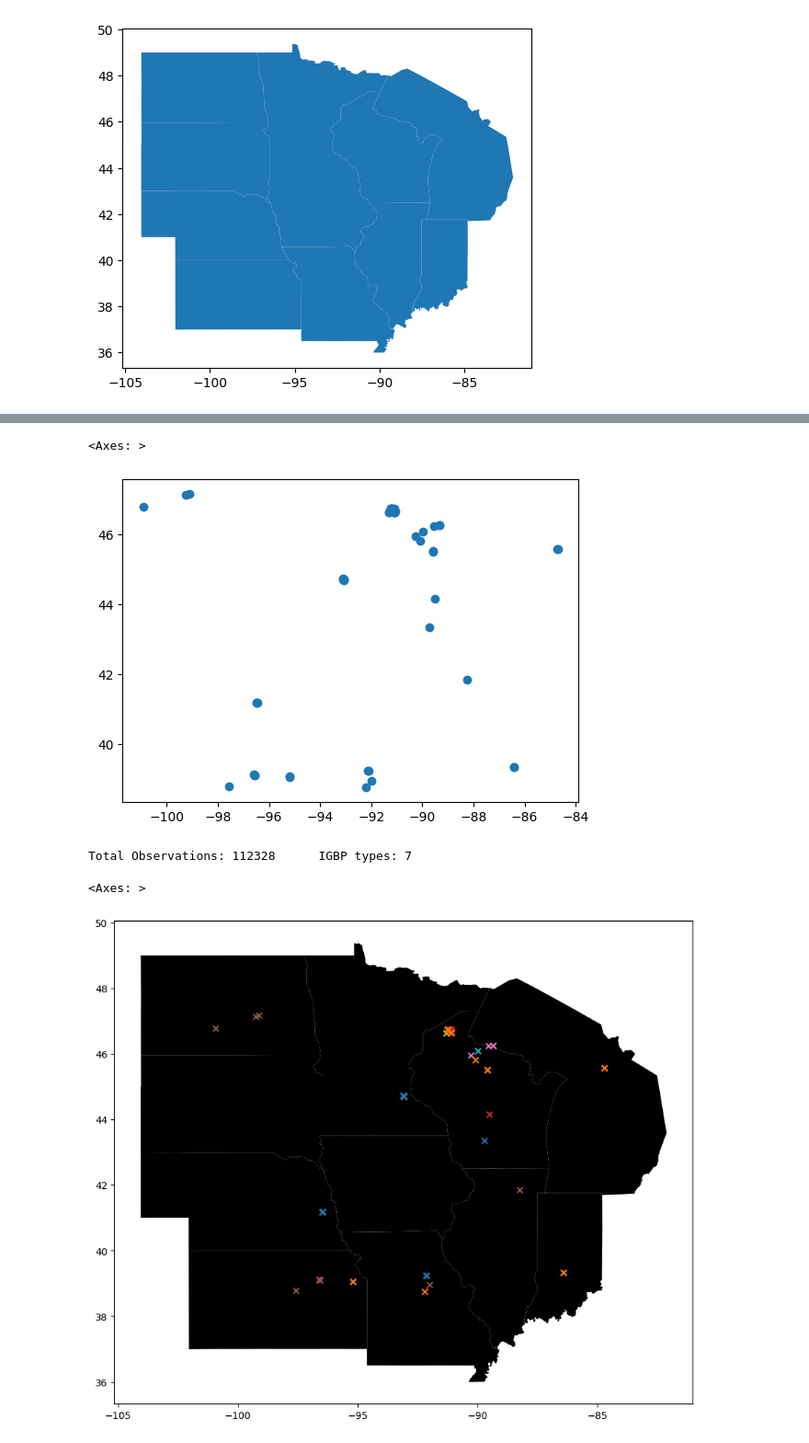
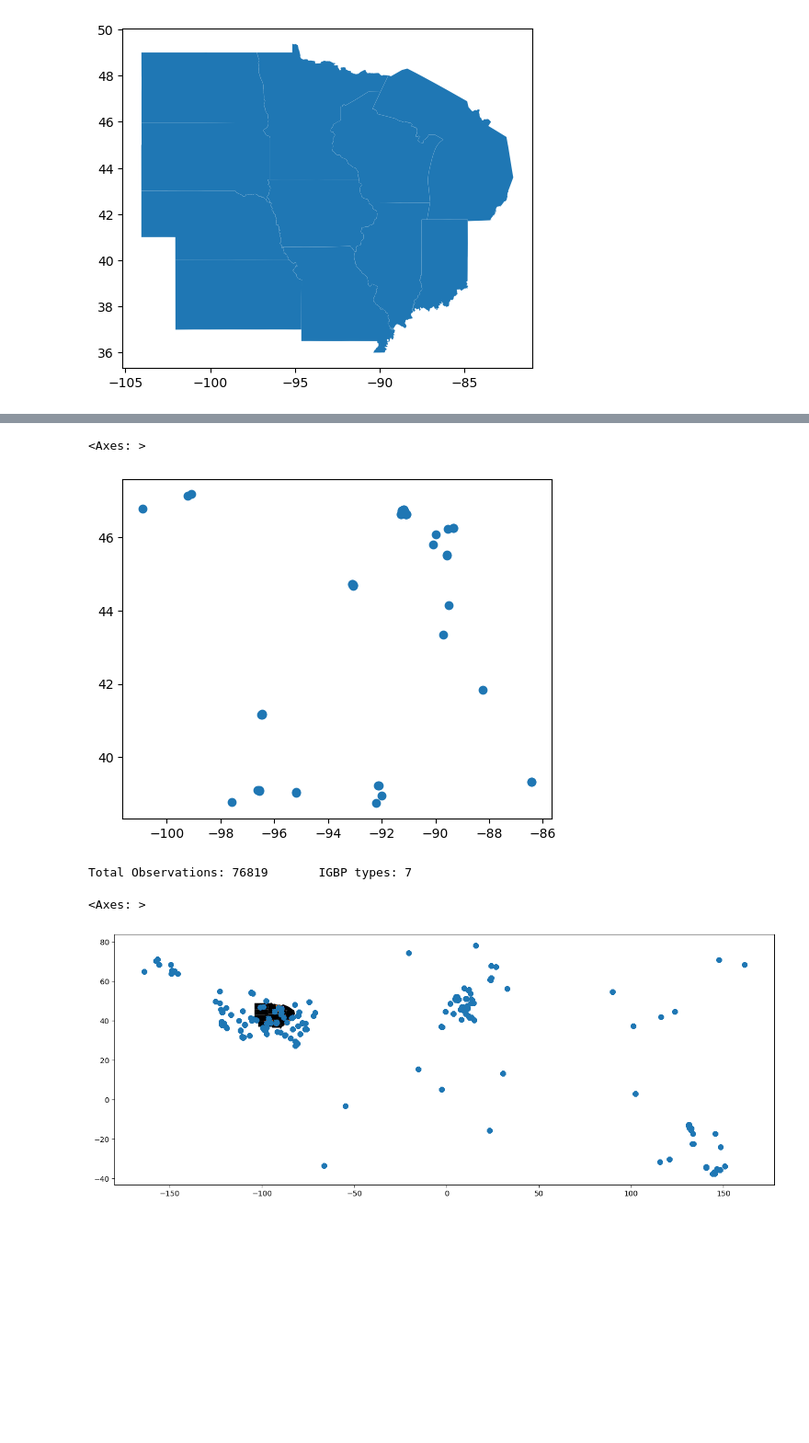
Before and after one commit to RTGS-Lab/Paper-Rozanov-et-al-ML-ET, a Jupyter notebook: preprocessing/SiteSelection.ipynb, the cells around one changed output, grey strips where cells are left out. Shown: that part at 92% size. Drawn from its saved outputs; the diff is of its cells as text; code cells hidden in the pictures; blank space fills up the shorter version.

```diff
--- a/preprocessing/SiteSelection.ipynb
+++ b/preprocessing/SiteSelection.ipynb
@@ -10,7 +10,7 @@ import matplotlib.pyplot as plt
 # %% [markdown]
 - Minnesota, Iowa, Wisconsin, North Dakota, South Dakota, Nebraska, Illinois, Indiana, Missouri, Michigan, Kansas
 # %%
-gdf = gpd.read_file('./data/gadm41_USA_1.json')
+gdf = gpd.read_file('../data/gadm41_USA_1.json')
 states = ['Minnesota', 'Iowa', 'Wisconsin', 'NorthDakota', 'SouthDakota', 'Nebraska', 'Illinois', 'Indiana', 'Missouri', 'Michigan', 'Kansas']
 gdf = gdf[gdf.NAME_1.isin(states)].reset_index(drop=True)
 gdf.plot()
@@ -18,7 +18,7 @@ gdf.plot()
 <Axes: >
 [figure]
 # %%
-fluxes = gpd.read_file('./data/target_fluxes_LE.csv')
+fluxes = gpd.read_file('../data/target_fluxes_all_LE.csv')
 fluxes['geometry'] = [shapely.geometry.Point([row['lon'], row['lat']]) for _, row in fluxes.iterrows()]
 fluxes = gpd.GeoDataFrame(fluxes).set_crs(gdf.crs)
 fluxes
@@ -42,18 +42,19 @@ sites = gpd.sjoin(sites, gdf, how='inner')[['geometry', 'site', 'IGBP']]
 sites.plot()
 # %% [output]
 <Axes: >
-[figure, old version]
+[figure, new version]
 # %%
 fluxes = fluxes[fluxes['site'].isin(sites.site)]
 print(f'Total Observations: {len(fluxes)}\tIGBP types: {len(fluxes.IGBP.unique())}')
 # %% [output]
-Total Observations: 112328      IGBP types: 7
+Total Observations: 76819       IGBP types: 7
 # %%
 fig, ax = plt.subplots(figsize=(16,9))
 gdf.plot(ax=ax, color='black')
 sites.plot(ax=ax, column='IGBP', marker='x')
+fluxes.plot(ax=ax, marker='o')
 # %% [output]
 <Axes: >
-[figure, old version]
+[figure, new version]
 # %%
 fluxes.drop('geometry', axis=1).to_csv('./data/LE_flux_dataset.csv')
```
Also changed, not shown: parts of 1 cell of this notebook, 15 other files.
